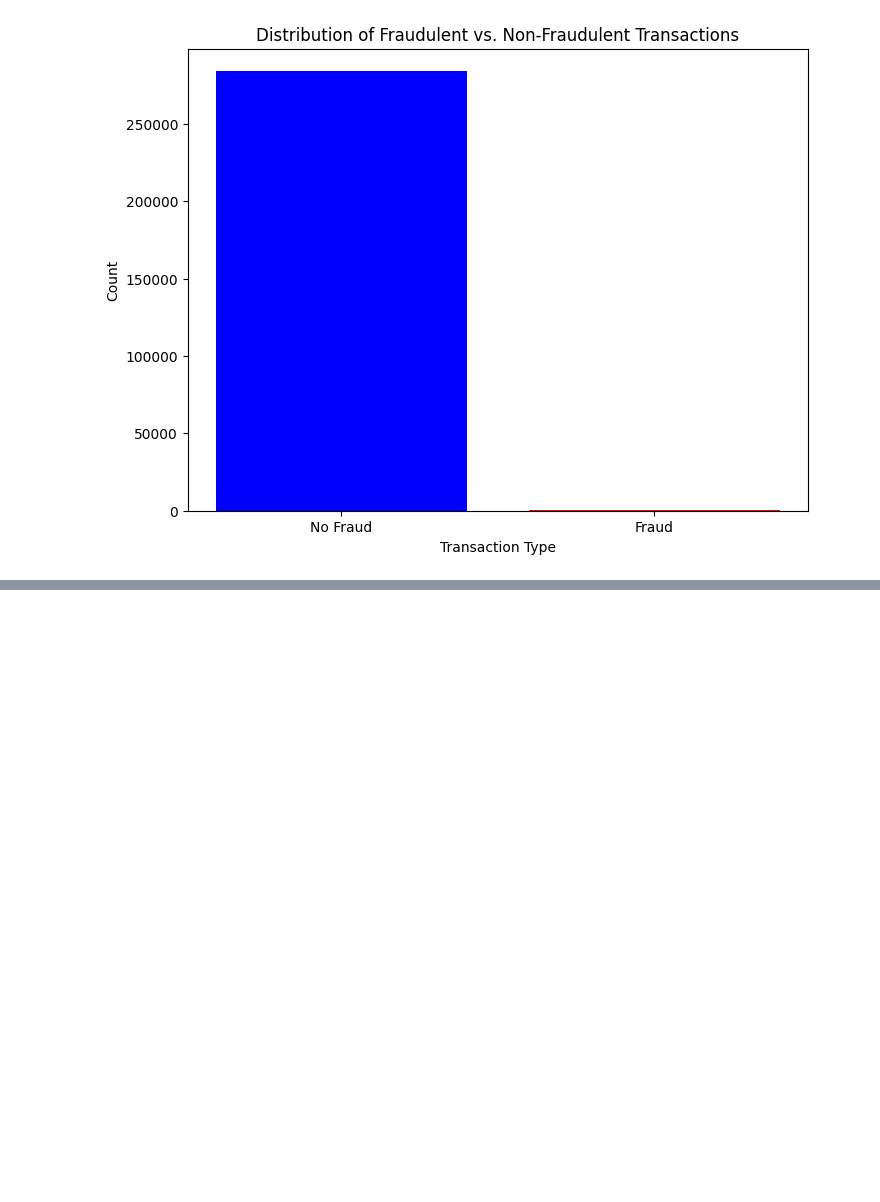
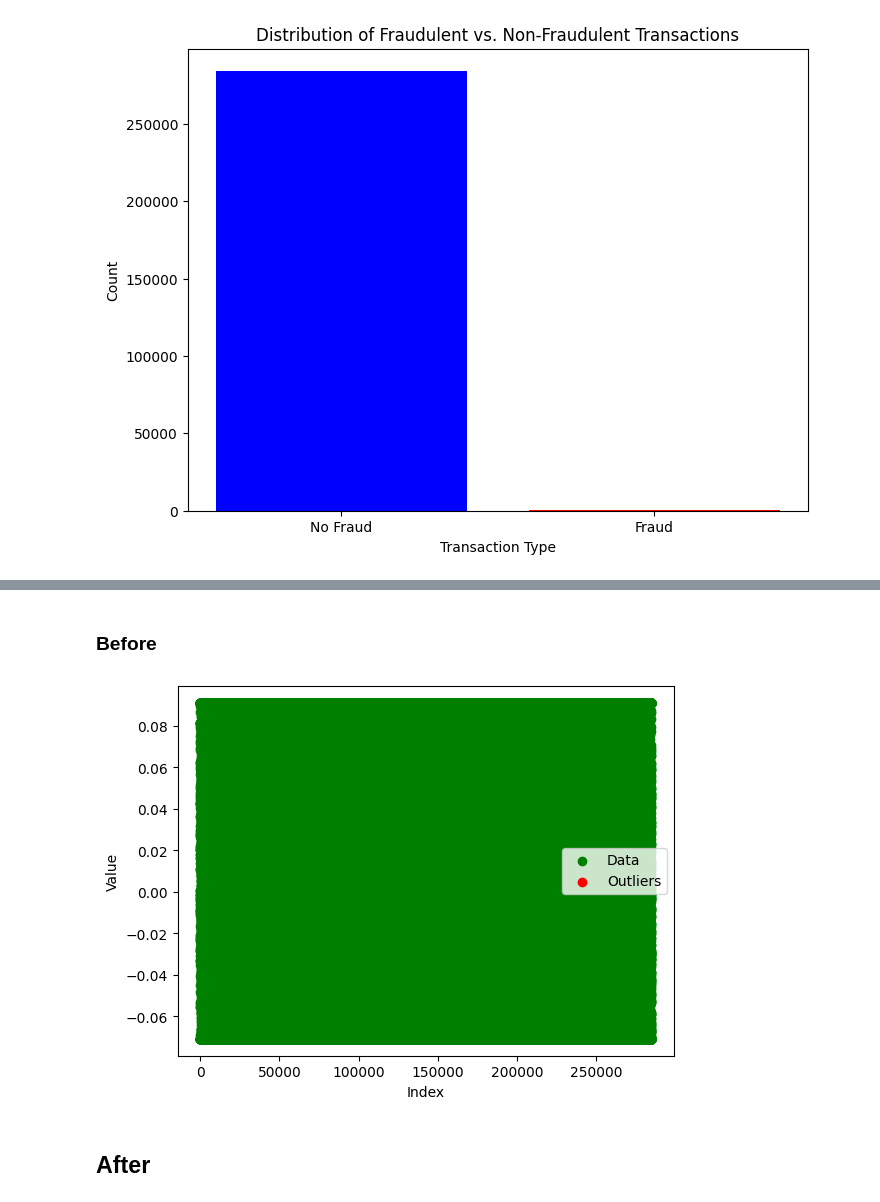
Before and after one commit to AzeemChaudhry/EDA_credit_card_fraud, a Jupyter notebook: EDA_notebook.ipynb, the cells around one changed output, grey strips where cells are left out. Drawn from its saved outputs; the diff is of its cells as text; code cells hidden in the pictures; blank space fills up the shorter version.

```diff
--- a/EDA_notebook.ipynb
+++ b/EDA_notebook.ipynb
@@ -238,0 +353,11 @@ Wrong Correlations: Although we don't know what the "V" features stand for, it w
+# %%
+copy_DF=df_copy.copy()
+
+cols_to_fix=df_copy.select_dtypes(include=['float','int'])
+
+#Drop as its a 0,1
+cols_to_fix = cols_to_fix.drop('is_Fraudulent', axis=1)
+#Suppose  amount is accurate
+cols_to_fix = cols_to_fix.drop('Amount', axis=1)
+
+fixed_df_cols,outliers_details= fix_outliers(df_copy,cols_to_fix)
@@ -238,0 +411,8 @@ Wrong Correlations: Although we don't know what the "V" features stand for, it w
+# %% [markdown]
+### Before
+# %%
+outlier_Via_ScatterPlot(copy_DF,'V27')
+# %% [output]
+[figure, added]
+# %% [markdown]
+## After
```
Also changed, not shown: parts of 24 cells of this notebook.
